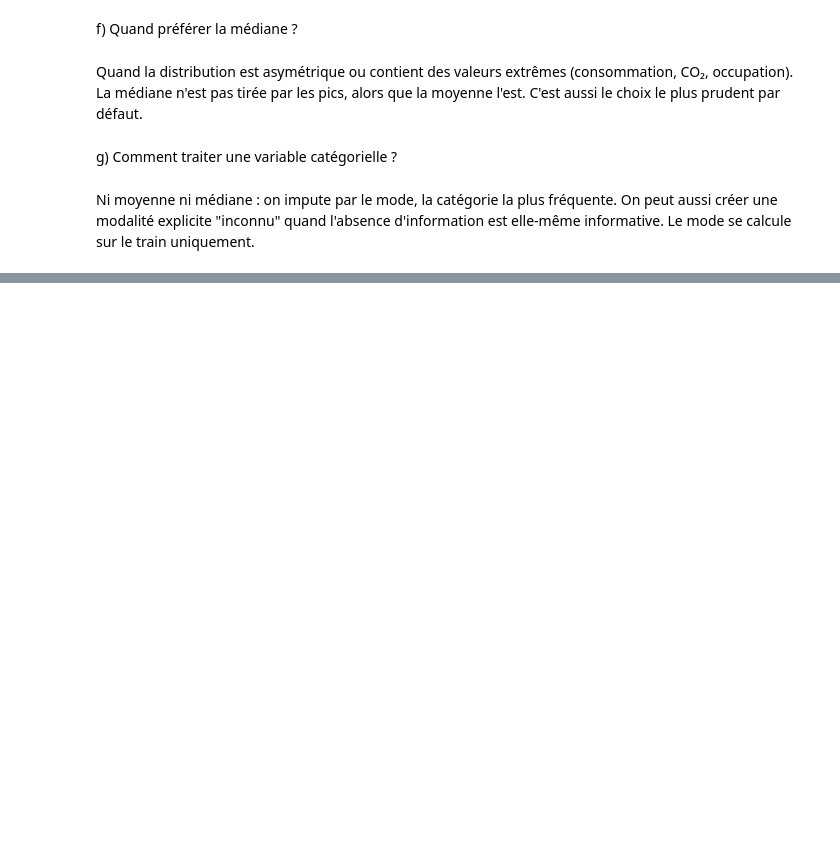
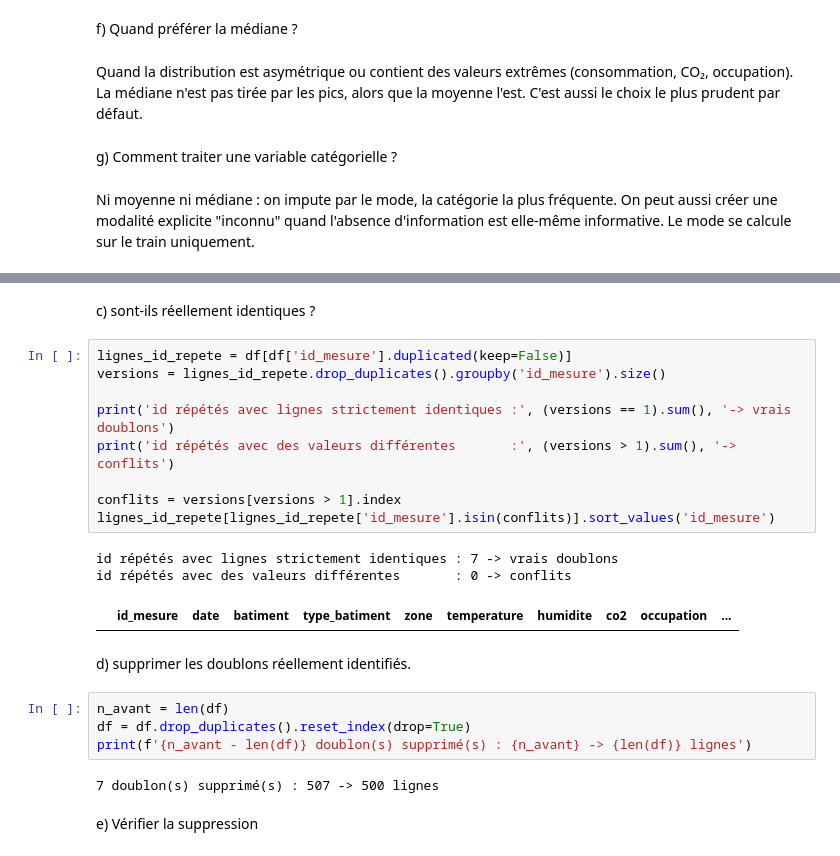
Before and after one commit to rokhayacoumbadiouf-bit/Atelier_Preparation_Donnees_Tabulaires, a Jupyter notebook: atelier_prepa_donnees_tab/notebooks/atelier_prepa_donnees_tab.ipynb, the cells around one changed output, grey strips where cells are left out. Cells and saved outputs as stored; diff of their text form; blank space fills up the shorter version.

```diff
--- a/atelier_prepa_donnees_tab/notebooks/atelier_prepa_donnees_tab.ipynb
+++ b/atelier_prepa_donnees_tab/notebooks/atelier_prepa_donnees_tab.ipynb
@@ -357,0 +389,25 @@ Ni moyenne ni médiane : on impute par le mode, la catégorie la plus fréquente
+# %% [markdown]
+c) sont-ils réellement identiques ?
+# %%
+lignes_id_repete = df[df['id_mesure'].duplicated(keep=False)]
+versions = lignes_id_repete.drop_duplicates().groupby('id_mesure').size()
+
+print('id répétés avec lignes strictement identiques :', (versions == 1).sum(), '-> vrais doublons')
+print('id répétés avec des valeurs différentes       :', (versions > 1).sum(), '-> conflits')
+
+conflits = versions[versions > 1].index
+lignes_id_repete[lignes_id_repete['id_mesure'].isin(conflits)].sort_values('id_mesure')
+# %% [output]
+id répétés avec lignes strictement identiques : 7 -> vrais doublons
+id répétés avec des valeurs différentes       : 0 -> conflits
+|  | id_mesure | date | batiment | type_batiment | zone | temperature | humidite | co2 | occupation | ... |
+# %% [markdown]
+d) supprimer les doublons réellement identifiés.
+# %%
+n_avant = len(df)
+df = df.drop_duplicates().reset_index(drop=True)
+print(f'{n_avant - len(df)} doublon(s) supprimé(s) : {n_avant} -> {len(df)} lignes')
+# %% [output]
+7 doublon(s) supprimé(s) : 507 -> 500 lignes
+# %% [markdown]
+e) Vérifier la suppression
```
Also changed, not shown: parts of 6 cells of this notebook.
